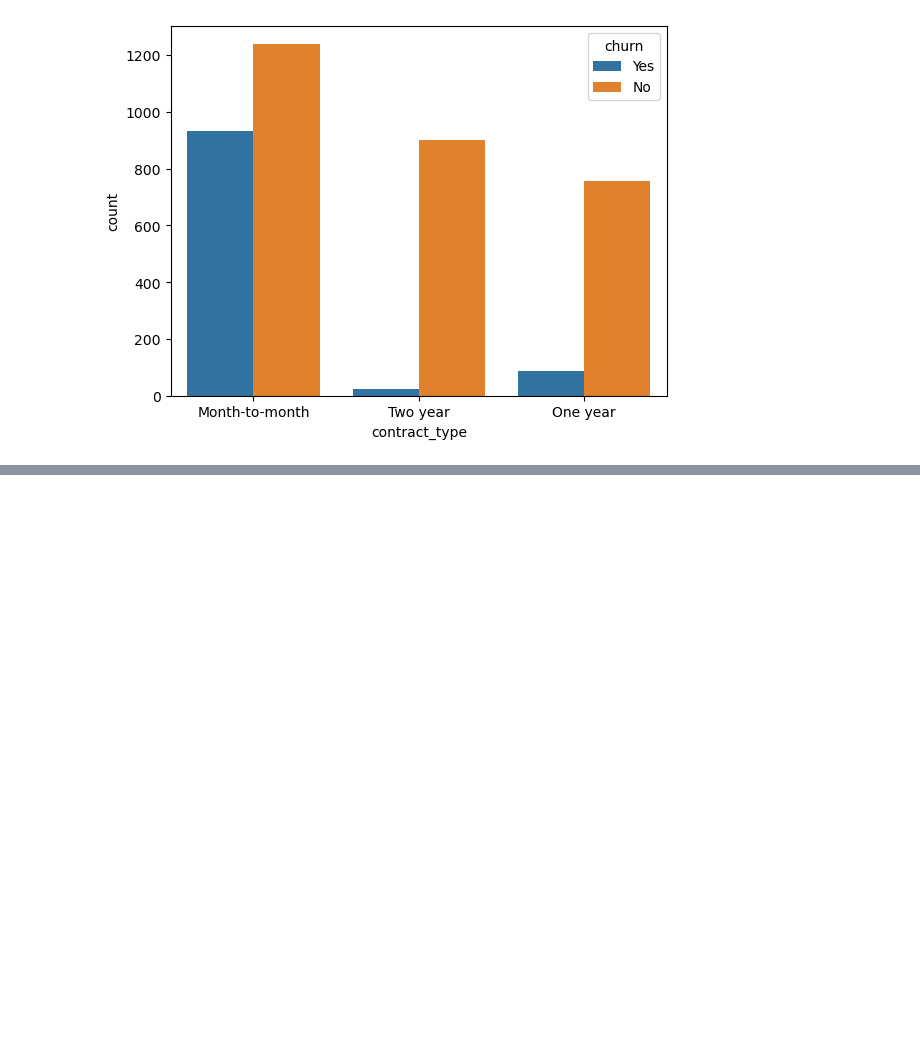
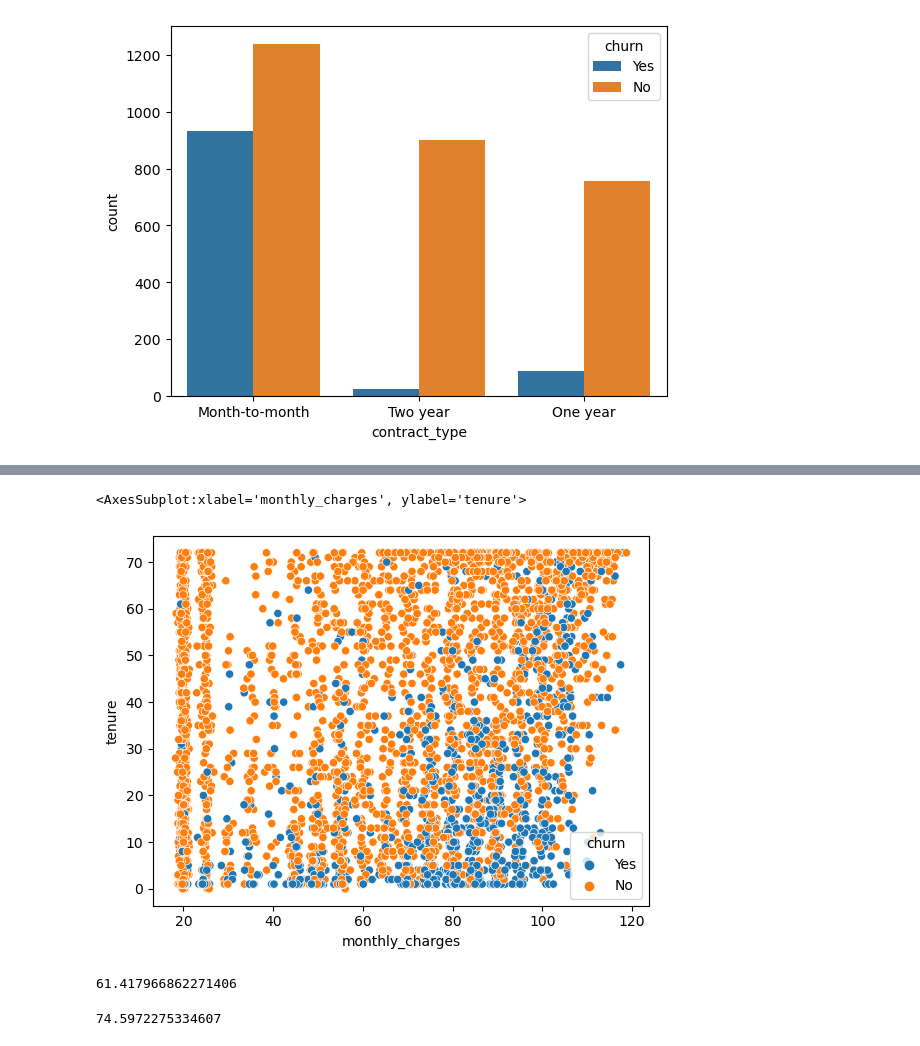
Before and after one commit to akonstans/Classification_Project, a Jupyter notebook: exploration1.ipynb, the cells around one changed output, grey strips where cells are left out. Drawn from its saved outputs; the diff is of its cells as text; code cells hidden in the pictures; blank space fills up the shorter version.

```diff
--- a/exploration1.ipynb
+++ b/exploration1.ipynb
@@ -119,0 +132,15 @@ sns.countplot(x = train.contract_type, hue = train.churn)
+# %%
+sns.scatterplot(x = 'monthly_charges', y = 'tenure', hue = 'churn', data = train)
+# Making a scatter plot of monthly charges
+# This isnt super useful so instead will make a histogram
+# %% [output]
+<AxesSubplot:xlabel='monthly_charges', ylabel='tenure'>
+[figure, added]
+# %%
+train[train.churn == 'No'].monthly_charges.mean()
+# %% [output]
+61.417966862271406
+# %%
+train[train.churn == 'Yes'].monthly_charges.mean()
+# %% [output]
+74.5972275334607
```
Also changed, not shown: parts of 6 cells of this notebook.
